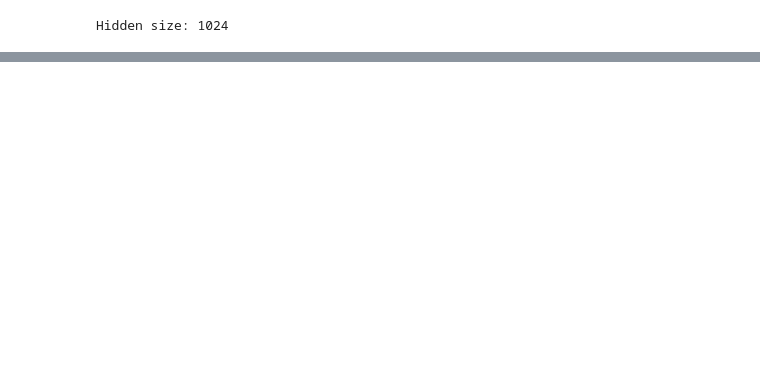
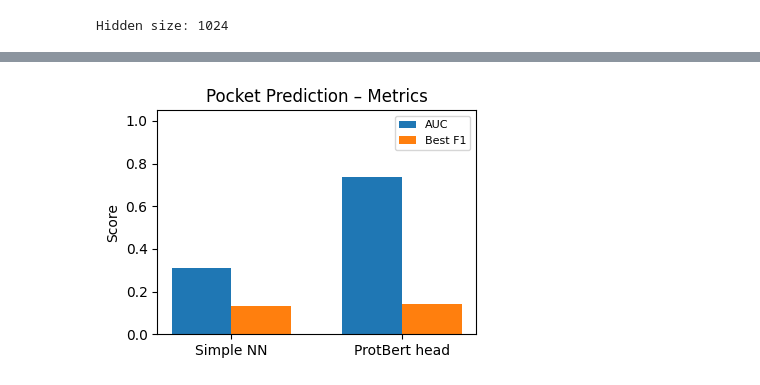
Before and after one commit to cjsmith4/protLLM, a Jupyter notebook: protein_pockets copy.ipynb, the cells around one changed output, grey strips where cells are left out. Cells and saved outputs as stored; diff of their text form; code cells hidden in the pictures; blank space fills up the shorter version.

```diff
--- a/protein_pockets copy.ipynb
+++ b/protein_pockets copy.ipynb
@@ -1236,0 +2290,31 @@ thr=0.50 -> P=0.004, R=0.167, F1=0.008, predicted+=249
+# %%
+import matplotlib.pyplot as plt
+import numpy as np
+
+models   = ["Simple NN", "ProtBert head"]
+auc_vals = [auc_simple, auc_prot]
+f1_vals  = [best_f1_simple, best_f1_prot]
+
+x = np.arange(len(models))
+width = 0.35
+
+fig, ax = plt.subplots(figsize=(4, 3))
+
+ax.bar(x - width/2, auc_vals, width, label="AUC")
+ax.bar(x + width/2, f1_vals,  width, label="Best F1")
+
+ax.set_xticks(x)
+ax.set_xticklabels(models, rotation=0)
+ax.set_ylabel("Score")
+ax.set_ylim(0, 1.05)
+ax.set_title("Pocket Prediction – Metrics")
+ax.legend()
+
+ax.legend(fontsize=8, frameon=True, loc="upper right", markerscale=0.8, handlelength=1.5)
+
+fig.tight_layout()
+fig.savefig("fig4_metric_summary.png", dpi=300)
+plt.show()
+plt.close(fig)
+# %% [output]
+[figure, added]
```
Also changed, not shown: parts of 73 cells of this notebook, 3 other files.
